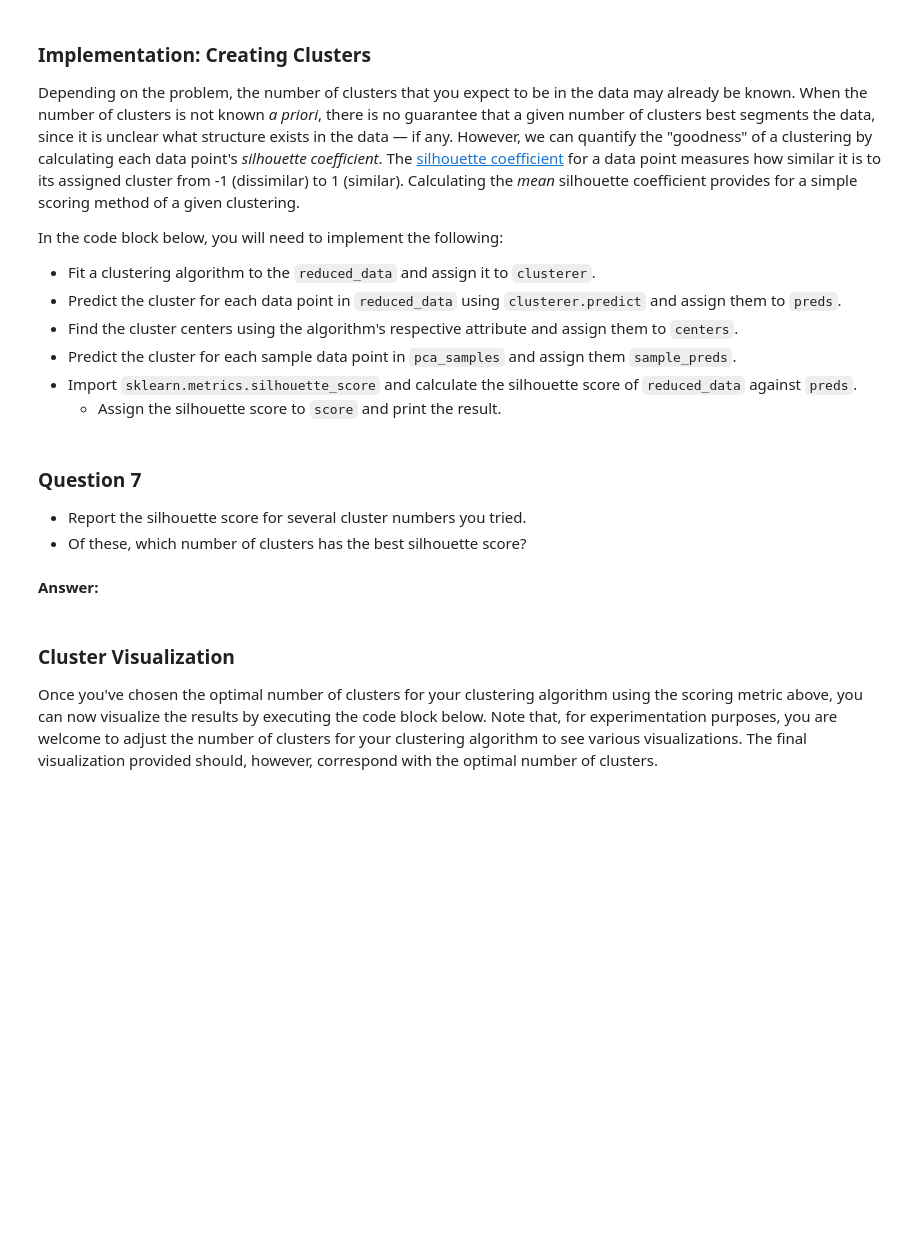
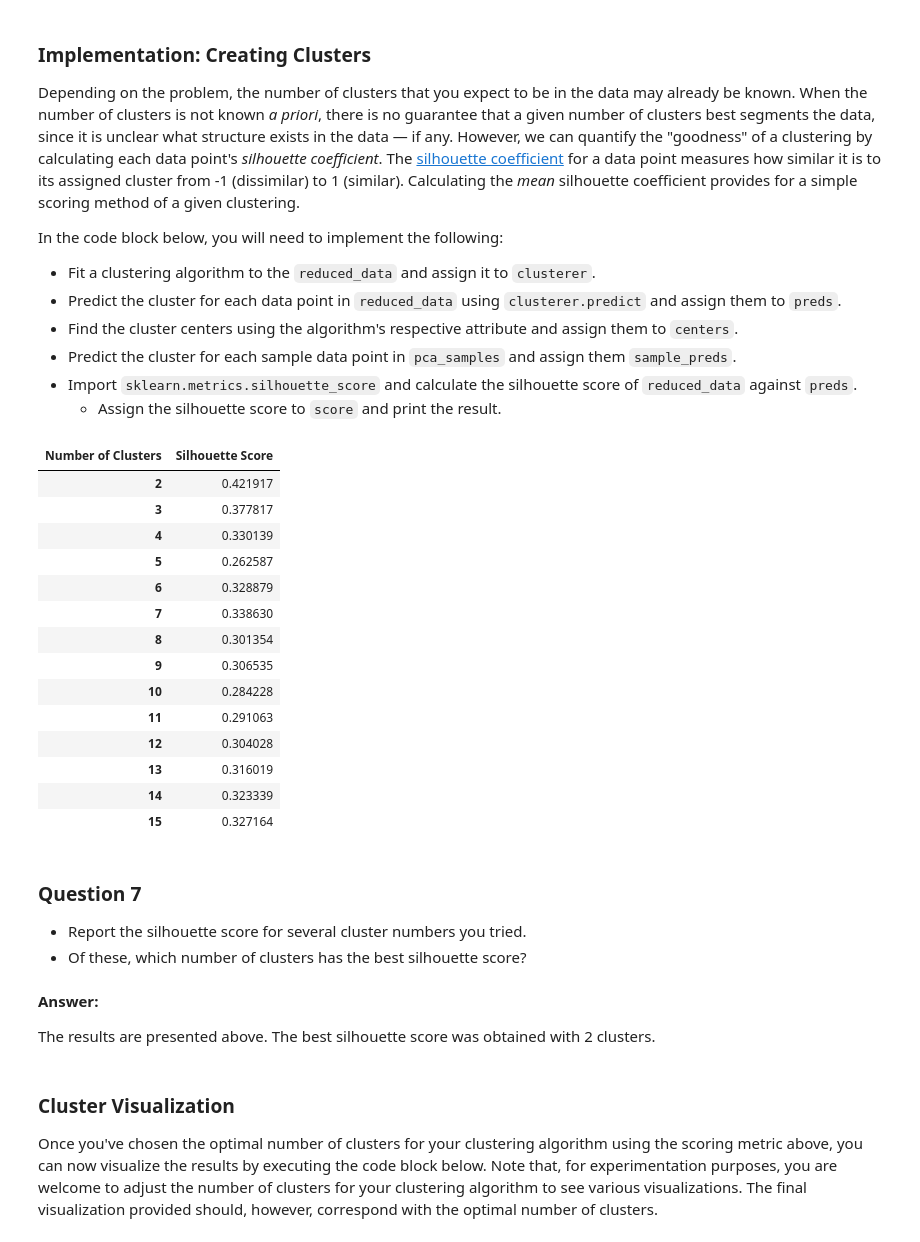
Before and after one commit to SimoneRomero/customer-segments, a Jupyter notebook: customer_segments/customer_segments.ipynb, the cells around one changed output. Drawn from its saved outputs; the diff is of its cells as text; code cells hidden in the pictures; blank space fills up the shorter version.

```diff
--- a/customer_segments/customer_segments.ipynb
+++ b/customer_segments/customer_segments.ipynb
@@ -477,27 +496,63 @@ In the code block below, you will need to implement the following:
  - Import `sklearn.metrics.silhouette_score` and calculate the silhouette score of `reduced_data` against `preds`.
    - Assign the silhouette score to `score` and print the result.
 # %%
-# TODO: Apply your clustering algorithm of choice to the reduced data
-clusterer = None
+from sklearn.mixture import GaussianMixture
+from sklearn.metrics import silhouette_score
 
-# TODO: Predict the cluster for each data point
-preds = None
+def produceGMM(k):
+    global clusterer, preds, centers, sample_preds
 
-# TODO: Find the cluster centers
-centers = None
+    # DONE: Apply your clustering algorithm of choice to the reduced data
+    clusterer = GaussianMixture(n_components = k, random_state = 15)
+    clusterer.fit(reduced_data)
 
-# TODO: Predict the cluster for each transformed sample data point
-sample_preds = None
+    # DONE: Predict the cluster for each data point
+    preds = clusterer.predict(reduced_data)
 
-# TODO: Calculate the mean silhouette coefficient for the number of clusters chosen
-score = None
+    # DONE: Find the cluster centers
+    centers = clusterer.means_
+
+    # DONE: Predict the cluster for each transformed sample data point
+    sample_preds = clusterer.predict(pca_samples)
+
+    # DONE: Calculate the mean silhouette coefficient for the number of clusters chosen
+    score = silhouette_score(reduced_data, preds)
+    return score
+
+results = pd.DataFrame(columns=['Silhouette Score'])
+results.columns.name = 'Number of Clusters'
+for k in range(2,16):
+    score = produceGMM(k)
+    results = results.append(pd.DataFrame([score], columns=['Silhouette Score'], index=[k]))
+
+display(results)
+
+#References: https://github.com/darkdreamingdan/mlnd-customer-segments/blob/master/customer_segments.ipynb
+# %% [output]
+| Number of Clusters | Silhouette Score |
+| 2 | 0.421917 |
+| 3 | 0.377817 |
+| 4 | 0.330139 |
+| 5 | 0.262587 |
+| 6 | 0.328879 |
+| 7 | 0.338630 |
+| 8 | 0.301354 |
+| 9 | 0.306535 |
+| 10 | 0.284228 |
+| 11 | 0.291063 |
+| 12 | 0.304028 |
+| 13 | 0.316019 |
+| 14 | 0.323339 |
+| 15 | 0.327164 |
 # %% [markdown]
 ### Question 7
 
 * Report the silhouette score for several cluster numbers you tried.
 * Of these, which number of clusters has the best silhouette score?
-# %% [markdown]
-**Answer:**
+# %% [markdown]
+**Answer:**
+
+The results are presented above. The best silhouette score was obtained with 2 clusters.
 # %% [markdown]
 ### Cluster Visualization
 Once you've chosen the optimal number of clusters for your clustering algorithm using the scoring metric above, you can now visualize the results by executing the code block below. Note that, for experimentation purposes, you are welcome to adjust the number of clusters for your clustering algorithm to see various visualizations. The final visualization provided should, however, correspond with the optimal number of clusters.
```
Also changed, not shown: parts of 18 cells of this notebook.
